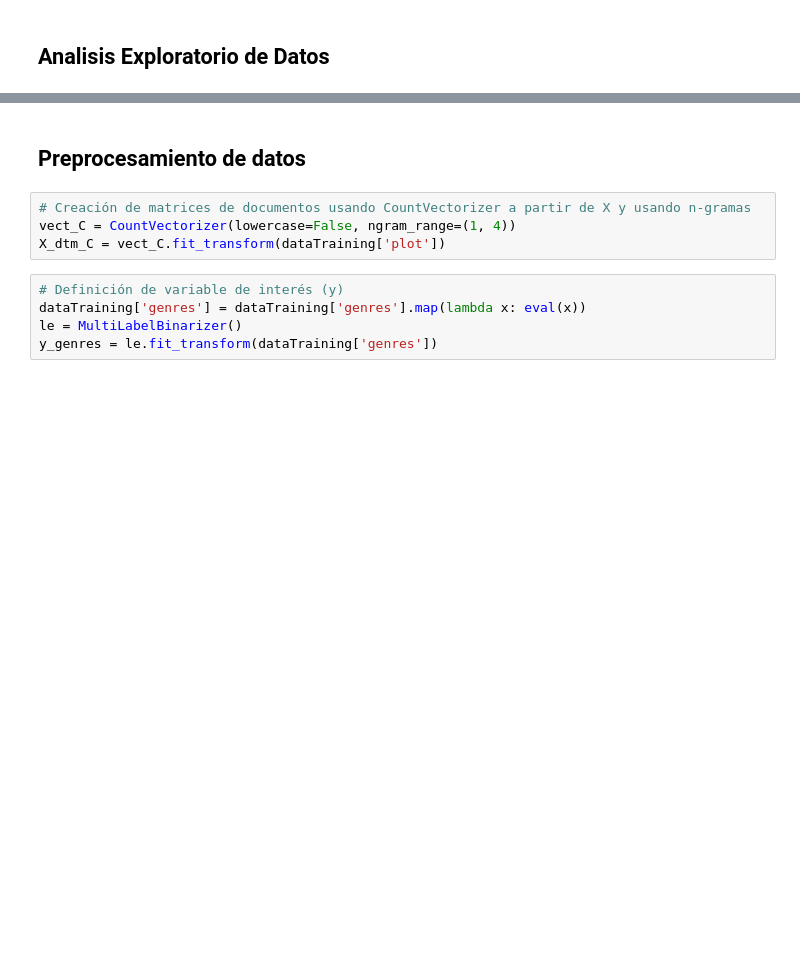
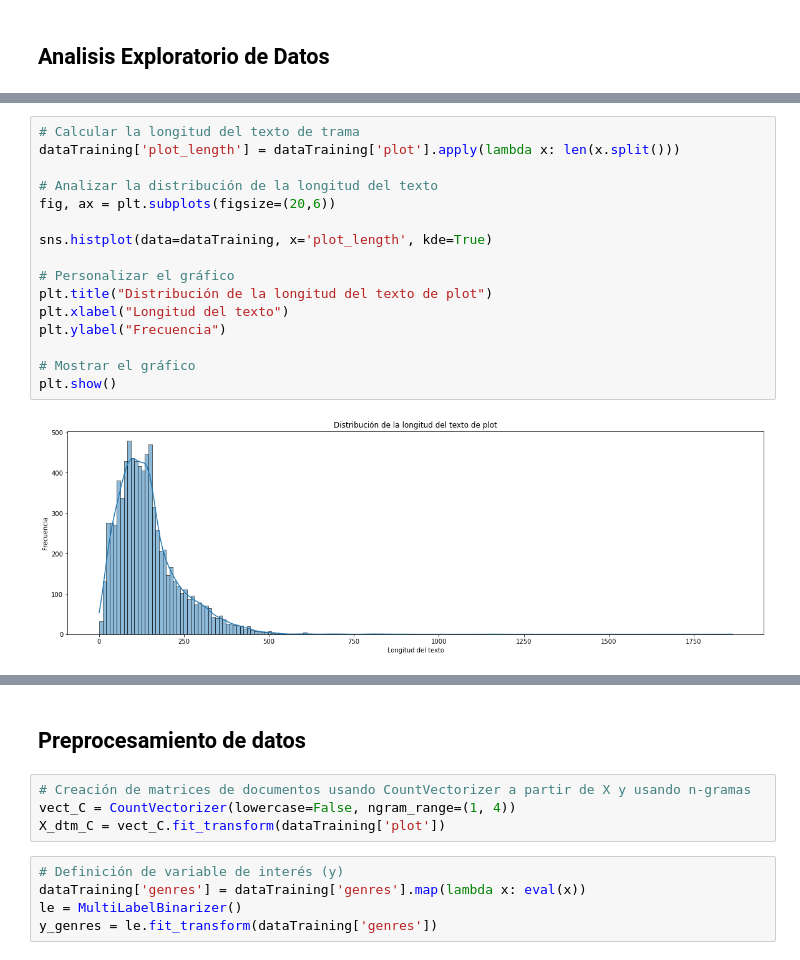
Before and after one commit to jmanjarresm/-Proyecto_2, a Jupyter notebook: S7P1_proyecto2.ipynb, the cells around one changed output, grey strips where cells are left out. Saved outputs shown, nothing was run; the diff lists cells and outputs as text; blank space fills up the shorter version.

```diff
--- a/S7P1_proyecto2.ipynb
+++ b/S7P1_proyecto2.ipynb
@@ -85,0 +162,18 @@ plt.show()
+# %%
+# Calcular la longitud del texto de trama
+dataTraining['plot_length'] = dataTraining['plot'].apply(lambda x: len(x.split()))
+
+# Analizar la distribución de la longitud del texto
+fig, ax = plt.subplots(figsize=(20,6))
+
+sns.histplot(data=dataTraining, x='plot_length', kde=True)
+
+# Personalizar el gráfico
+plt.title("Distribución de la longitud del texto de plot")
+plt.xlabel("Longitud del texto")
+plt.ylabel("Frecuencia")
+
+# Mostrar el gráfico
+plt.show()
+# %% [output]
+[figure, added]
```
Also changed, not shown: parts of 9 cells of this notebook.
